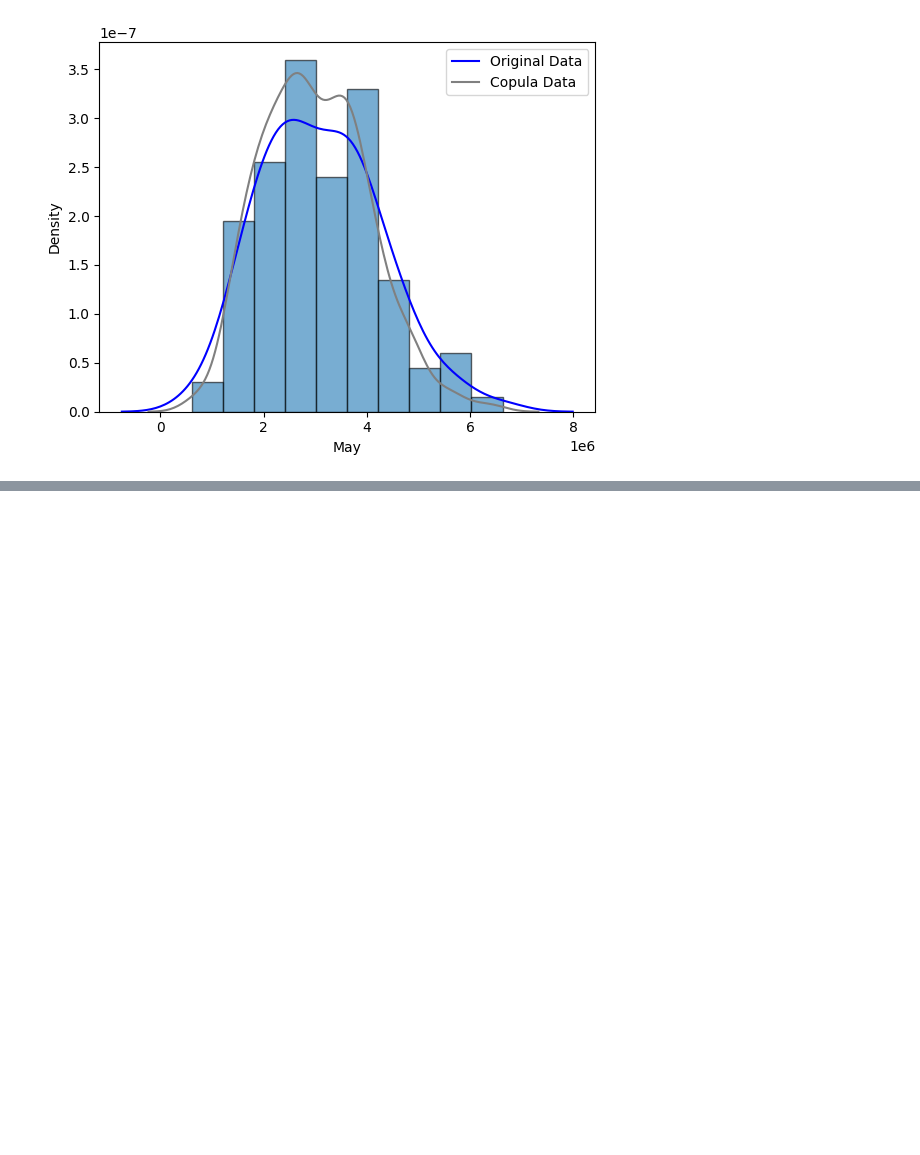
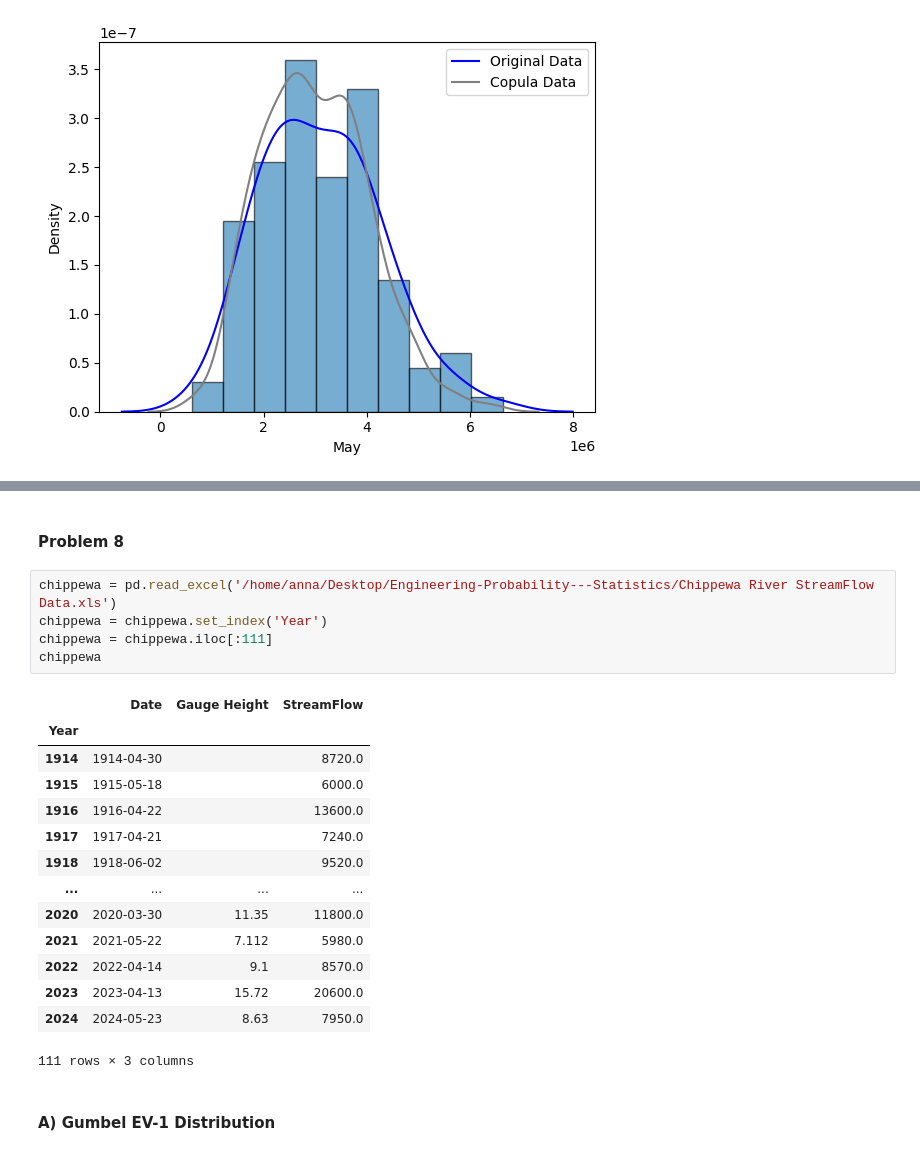
Before and after one commit to jtdocter27/Engineering-Probability---Statistics, a Jupyter notebook: R_project.ipynb, the cells around one changed output, grey strips where cells are left out. Cells and saved outputs as stored; diff of their text form; blank space fills up the shorter version.

```diff
--- a/R_project.ipynb
+++ b/R_project.ipynb
@@ -597,0 +598,24 @@ plt.legend()
+# %% [markdown]
+#### Problem 8
+# %%
+chippewa = pd.read_excel('/home/anna/Desktop/Engineering-Probability---Statistics/Chippewa River StreamFlow Data.xls')
+chippewa = chippewa.set_index('Year')
+chippewa = chippewa.iloc[:111]
+chippewa
+# %% [output]
+|  | Date | Gauge Height | StreamFlow |
+| Year |  |  |  |
+| 1914 | 1914-04-30 |  | 8720.0 |
+| 1915 | 1915-05-18 |  | 6000.0 |
+| 1916 | 1916-04-22 |  | 13600.0 |
+| 1917 | 1917-04-21 |  | 7240.0 |
+| 1918 | 1918-06-02 |  | 9520.0 |
+| ... | ... | ... | ... |
+| 2020 | 2020-03-30 | 11.35 | 11800.0 |
+| 2021 | 2021-05-22 | 7.112 | 5980.0 |
+| 2022 | 2022-04-14 | 9.1 | 8570.0 |
+| 2023 | 2023-04-13 | 15.72 | 20600.0 |
+| 2024 | 2024-05-23 | 8.63 | 7950.0 |
+111 rows × 3 columns
+# %% [markdown]
+#### A) Gumbel EV-1 Distribution
```
Also changed, not shown: parts of 2 cells of this notebook, 1 other file.
